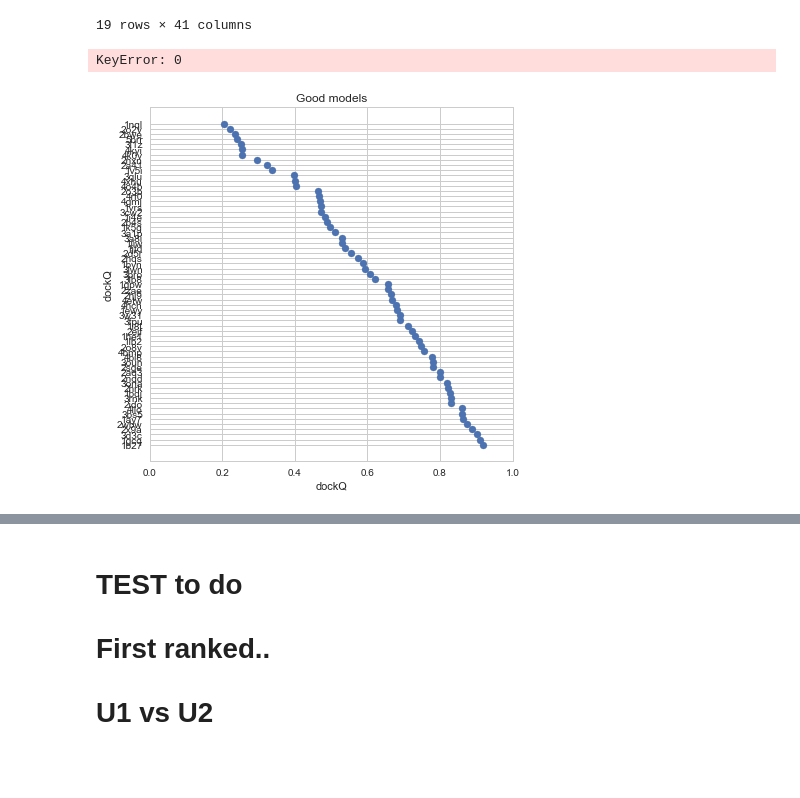
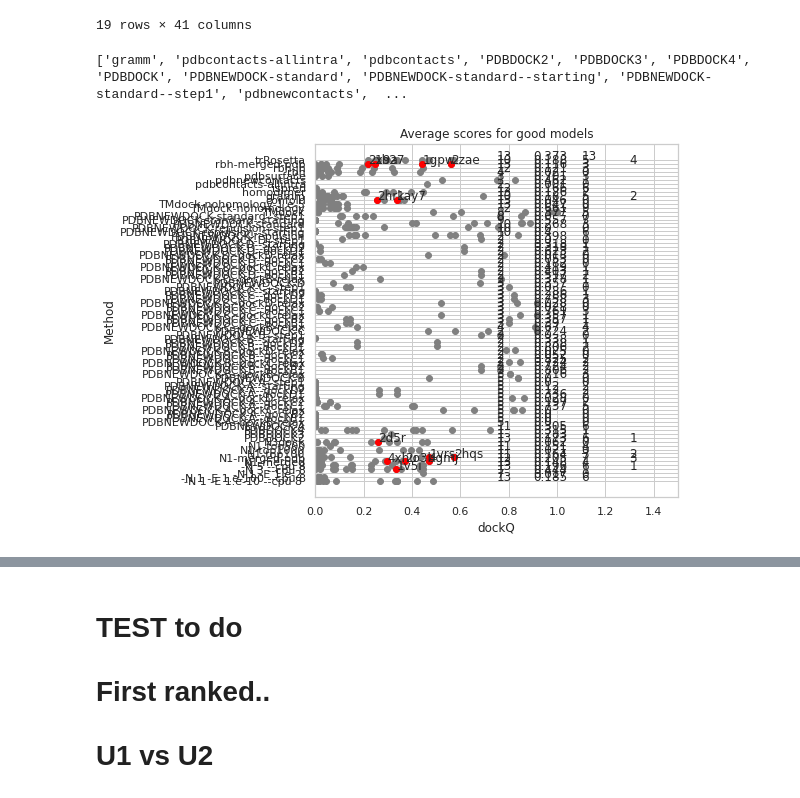
Before and after one commit to ElofssonLab/bioinfo-toolbox, a Jupyter notebook: trRosetta/csvplot.ipynb, the cells around one changed output, grey strips where cells are left out. Saved outputs shown, nothing was run; the diff lists cells and outputs as text; code cells hidden in the pictures; blank space fills up the shorter version.

```diff
--- a/trRosetta/csvplot.ipynb
+++ b/trRosetta/csvplot.ipynb
@@ -866,0 +1185,3 @@ Text(0, 0.5, 'dockQ  PDBNEWDOCK-repulsion--step1')
+# %%
+for d in pdbset:
+    print (d,len(df_max.loc[(df_max.params==d)]["CODE"].unique()))
@@ -1326,32 +1680,67 @@ df.loc[(df.dockQ>cutoff) & (~df.JHparams.isin(excludecolumns))].groupby("name").
 | 4xhu_u2_A-4xhu_u1_A | N1-merged | 95 | 352 | 410.0 | 0. | 0. | 0.298 | 0.481 | 4.861 | 12.250 | ... | ... |
 19 rows × 41 columns
 # %%
-excludecolumns=["gramm","pdbcontacts","PDBDOCK","TMdock","trRosetta","TMdock-nohomology","TMdock-nohomology-1.e-5"]
+r = re.compile("^PDB.*|^TMd.*|^gramm|trRosetta|^pdb.*")
+excludecolumns = list(filter(r.match, datasets)) # Read Note
+print (excludecolumns)
+includeTR=["pdbcontacts","PDBDOCK","TMdock-double"]
 cutoff=0.2
 f, ax = plt.subplots(figsize=(6.5, 6.5))
 #cc=np.corrcoef(newdf.dockQ,newdf.len)
 #ax.legend()
 ax.set_title("Best methods")
 
-#new_df=df.loc[(df.dockQ>cutoff) & (~df.JHparams.isin(excludecolumns))].groupby("code").max().reset_index()
-new_df=df.loc[(df.dockQ>cutoff) & (~df.JHparams.isin(excludecolumns))].sort_values('dockQ', ascending=False).drop_duplicates(["code"])
+new_df=df.loc[(df.dockQ>cutoff) & (~df.JHparams.isin(excludecolumns))].sort_values('dockQ', ascending=False).drop_duplicates(["code"]).reset_index()
+codes=new_df.CODE.unique()
+#print(new_df)
+#newdf.sort_values(["JHparams","dockQ","code"],inplace=True)
 
-#print(newdf)
-#newdf.sort_values(["JHparams","dockQ","code"],inplace=True)
-plt.scatter(new_df.dockQ,new_df.code)
+tempdf=df_max.loc[(df_max.CODE.isin(codes)) & (~df_max.params.isin(includeTR))].reset_index()
+plt.scatter(tempdf.dockQ,tempdf.params,color="grey")
+#print(tempdf[tempdf.params=="N1-top1000"])
+plt.scatter(new_df.dockQ,new_df.params,color="red")
+#print(new_df[new_df.params=="N1-top1000"])
+
 #cc=np.corrcoef(newdf.dockQ,newdf.len)
 #ax.legend()
-ax.set_title("Good models")
+ax.set_title("Average scores for good models")
 ax.set_xlabel("dockQ")
-ax.set_ylabel("dockQ")
+ax.set_ylabel("Method")
 ax.set(xlim=[0,1])
 done={}
-for d in datasets:
+average={}
+length={}
+ax.set(xlim=[0,1.5])
+for d in datasets: #~df.JHparams.isin(excludecolumns).unique():
     done[d]=0
-for i, txt in enumerate(new_df.JHparams):
-    #print (i,txt,newdf.dockQ[i], newdf.code[i])
-    sstr=txt
-    ax.annotate(sstr, (new_df.dockQ[i], new_df.code[i]))
+    average[d]=df_max.loc[(df_max.CODE.isin(codes)) & (df_max.params==d)]["dockQ"].mean()
+    length[d]=len(df_max.loc[(df_max.CODE.isin(codes)) & (df_max.params==d)]["dockQ"])
+for i, txt in enumerate(tempdf.name):
+    #print (i,txt, newdf.JHparams[i])
+    sstr=txt[0:4]
+    #ax.annotate(sstr, (newdf.dockQ[i], newdf.JHparams[i]))
+    numhit=len(tempdf.loc[(tempdf.params==tempdf.params[i])&(tempdf.dockQ>cutoff)])
+
+    #print (numhit,newdf.JHparams[i])
+    if done[tempdf.params[i]]==0:
+        done[tempdf.params[i]]=1
+        ax.annotate(str(numhit),(1.1, tempdf.params[i]))
+        #ax.annotate("0",(.1, tempdf.JHparams[i]))
+        ax.annotate(str(round(average[tempdf.params[i]],3)),(.9, tempdf.params[i]))
+        ax.annotate(str(round(length[tempdf.params[i]],3)),(.75, tempdf.params[i]))
+for d in datasets: #~df.JHparams.isin(excludecolumns).unique():
+    done[d]=0
+for i, txt in enumerate(new_df.name):
+    #print (i,txt,newdf.dockQ[i], newdf.JHparams[i])
+    sstr=txt[0:4]
+    ax.annotate(sstr, (new_df.dockQ[i], new_df.params[i]))
+    numhit=len(new_df.loc[new_df.params==new_df.params[i]])
+    #numhit2=len(tempdf.loc[tempdf.JHparams==tempdf.params[i]])
+    #print (numhit,newdf.JHparams[i])
+    if done[new_df.params[i]]==0:
+        done[new_df.params[i]]=1
+        ax.annotate(str(numhit),(1.3, new_df.params[i]))
+        #ax.annotate(str(numhit2),(-0.1, new_df.JHparams[i]))
 # %% [output]
-KeyError: 0
+['gramm', 'pdbcontacts-allintra', 'pdbcontacts', 'PDBDOCK2', 'PDBDOCK3', 'PDBDOCK4', 'PDBDOCK', 'PDBNEWDOCK-standard', 'PDBNEWDOCK-standard--starting', 'PDBNEWDOCK-standard--step1', 'pdbnewcontacts',  ...
-[figure, old version]
+[figure, new version]
```
Also changed, not shown: parts of 37 cells of this notebook.
